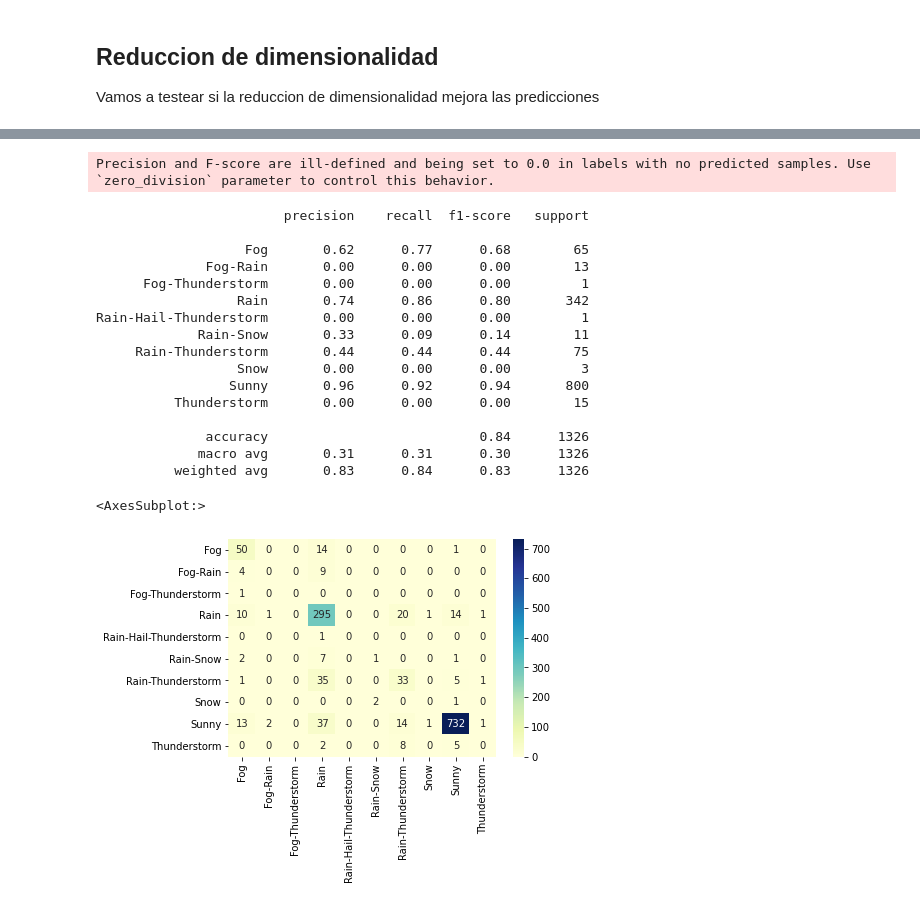
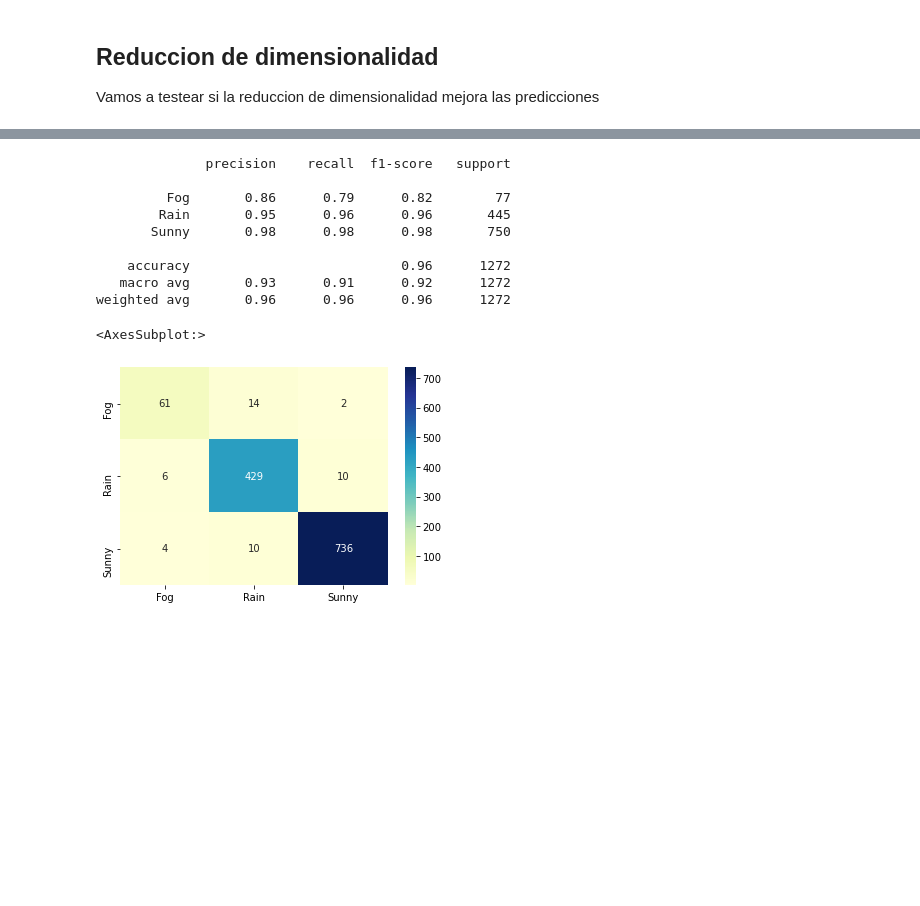
Before and after one commit to giustipatricio/madridbarajas1997-2015, a Jupyter notebook: Madrid-Barajas-1997-2020-weather.ipynb, the cells around one changed output, grey strips where cells are left out. Saved outputs shown, nothing was run; the diff lists cells and outputs as text; code cells hidden in the pictures; blank space fills up the shorter version.

```diff
--- a/Madrid-Barajas-1997-2020-weather.ipynb
+++ b/Madrid-Barajas-1997-2020-weather.ipynb
@@ -363,7 +418,7 @@ dtype: float64
 # %% [markdown]
 ## Preparacion de datos
 # %%
-df_estudio = df_1
+df_estudio = df_2
 #dropeamos la columna Max Gust SpeedKm/h
 df_estudio = df_estudio.drop(columns=[' Max Gust SpeedKm/h',"Events","CET"])
 # %%
@@ -473,9 +529,10 @@ from sklearn.preprocessing import LabelBinarizer
 X = df_estudio.drop('eventos_completo', axis = 1)
 #Y = OneHotEncoder().fit_transform(df_estudio[['eventos_completo']]).toarray()
 #Y = pd.get_dummies(df_estudio[['eventos_completo']])
-Y = LabelBinarizer().fit_transform(df_estudio[['eventos_completo']])
+#Y = LabelBinarizer().fit_transform(df_estudio[['eventos_completo']])
+Y = df_estudio[['eventos_completo']]
 # %%
-X_train, X_test, Y_train, Y_test = train_test_split(X, y, test_size = 0.3, random_state = 1237)
+X_train, X_test, Y_train, Y_test = train_test_split(X, Y, test_size = 0.3, random_state = 1237)
 X_train.shape
 Y_train.shape
 # %% [output]
@@ -714,6 +783,6 @@ plot_explained_variance(components_count = 15, X = X_train)
 # %%
 #Elegimos 10 futures ya que son menos de lso que habia en el original
-model_pca = PCA(10).fit(X_train)
+model_pca = PCA(20).fit(X_train)
 X_train_PCA = model_pca.transform(X_train)
 X_test_PCA = model_pca.transform(X_test)
 # %%
@@ -761,30 +823,29 @@ y_preds_knn = grids[1].predict(X_test_PCA)
 # %%
 print (classification_report(Y_test, y_preds_log))
 confu_mtx = pd.DataFrame(confusion_matrix(Y_test, y_preds_log),
-  index = [ 'Fog','Fog-Rain','Fog-Thunderstorm','Rain','Rain-Hail-Thunderstorm','Rain-Snow','Rain-Thunderstorm','Snow','Sunny','Thunderstorm'],
-  columns = ['Fog','Fog-Rain','Fog-Thunderstorm','Rain','Rain-Hail-Thunderstorm','Rain-Snow','Rain-Thunderstorm','Snow','Sunny','Thunderstorm'])
+  index = [ 'Fog','Rain','Sunny'],
+  columns = [ 'Fog','Rain','Sunny'])
+
+#  index = [ 'Fog','Rain','Rain-Thunderstorm','Snow','Sunny','Thunderstorm'],
+#  columns = [ 'Fog','Rain','Rain-Thunderstorm','Snow','Sunny','Thunderstorm'])
+
+
+#  index = [ 'Fog','Fog-Rain','Fog-Thunderstorm','Rain','Rain-Hail-Thunderstorm','Rain-Snow','Rain-Thunderstorm','Snow','Sunny','Thunderstorm'],
+#  columns = ['Fog','Fog-Rain','Fog-Thunderstorm','Rain','Rain-Hail-Thunderstorm','Rain-Snow','Rain-Thunderstorm','Snow','Sunny','Thunderstorm'])
 
 sns.heatmap(confu_mtx , annot=True, fmt='d', cmap='YlGnBu')
 # %% [output]
-Precision and F-score are ill-defined and being set to 0.0 in labels with no predicted samples. Use `zero_division` parameter to control this behavior.
+              precision    recall  f1-score   support
+
+         Fog       0.86      0.79      0.82        77
+        Rain       0.95      0.96      0.96       445
+       Sunny       0.98      0.98      0.98       750
+
+    accuracy                           0.96      1272
+   macro avg       0.93      0.91      0.92      1272
+weighted avg       0.96      0.96      0.96      1272
-                        precision    recall  f1-score   support
-
-                   Fog       0.62      0.77      0.68        65
-              Fog-Rain       0.00      0.00      0.00        13
-      Fog-Thunderstorm       0.00      0.00      0.00         1
-                  Rain       0.74      0.86      0.80       342
-Rain-Hail-Thunderstorm       0.00      0.00      0.00         1
-             Rain-Snow       0.33      0.09      0.14        11
-     Rain-Thunderstorm       0.44      0.44      0.44        75
-                  Snow       0.00      0.00      0.00         3
-                 Sunny       0.96      0.92      0.94       800
-          Thunderstorm       0.00      0.00      0.00        15
-
-              accuracy                           0.84      1326
-             macro avg       0.31      0.31      0.30      1326
-          weighted avg       0.83      0.84      0.83      1326
+<AxesSubplot:>
-<AxesSubplot:>
-[figure, old version]
+[figure, new version]
 # %%
 print (classification_report(Y_test, y_preds_knn))
 confu_mtx = pd.DataFrame(confusion_matrix(Y_test, y_preds_knn),
```
Also changed, not shown: parts of 35 cells of this notebook.
